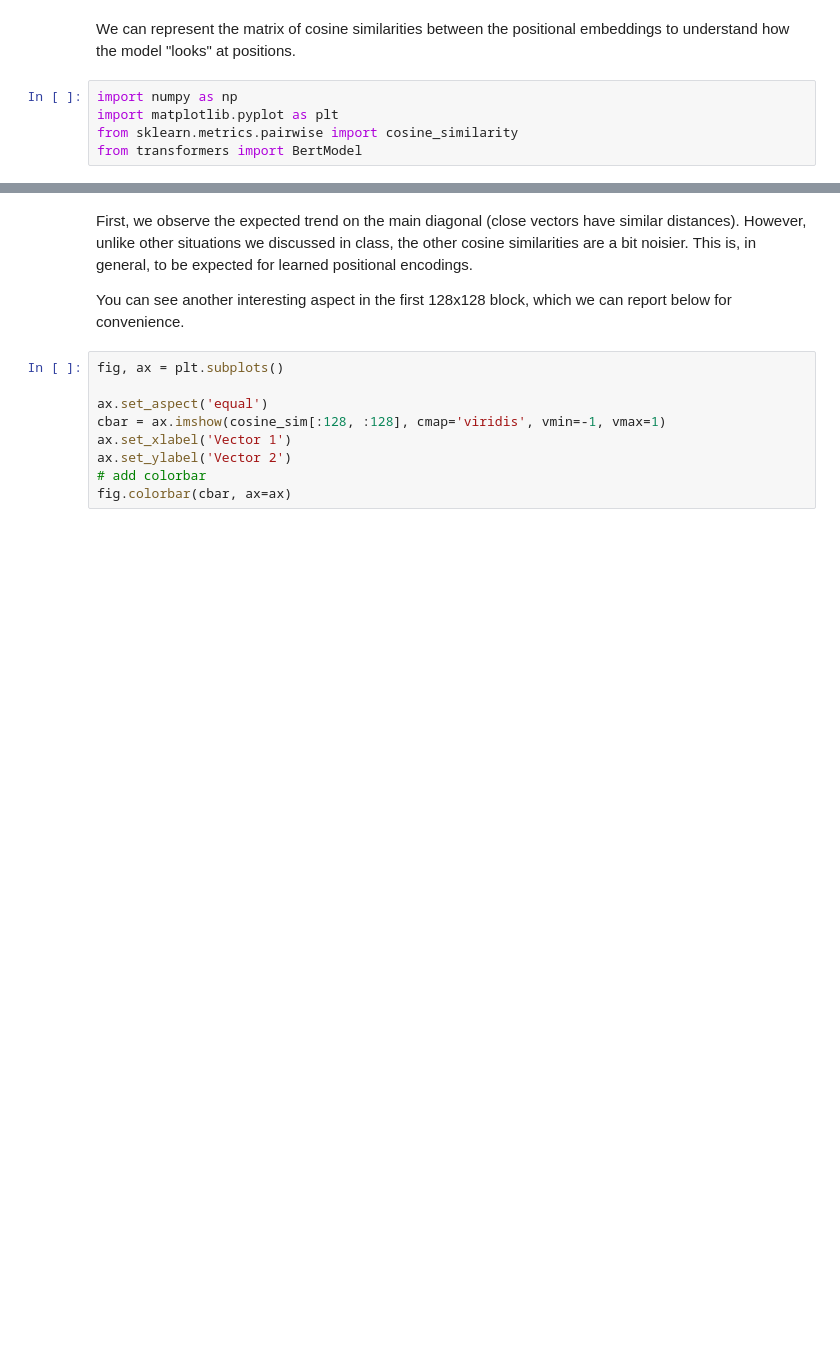
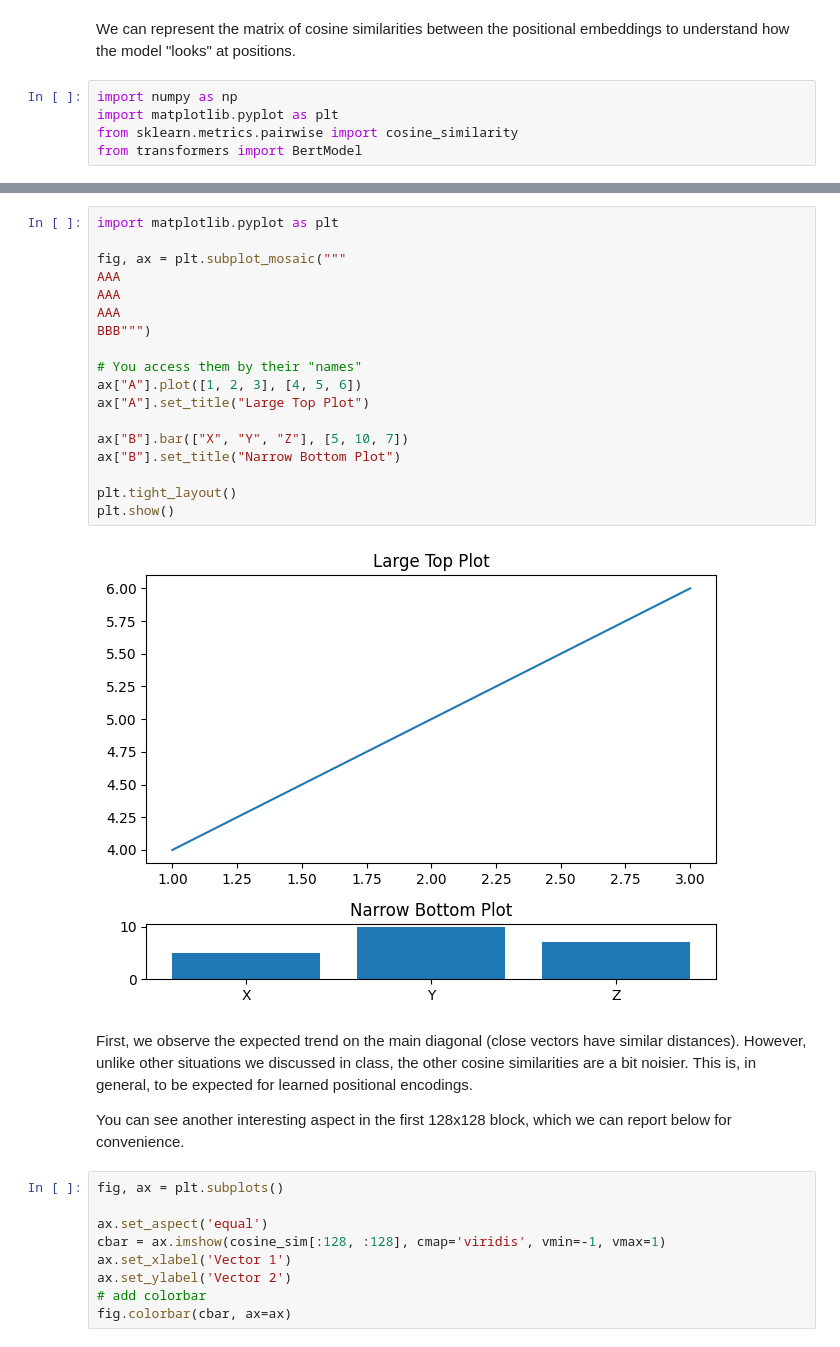
Before and after one commit to leilaalizadeh/LLM, a Jupyter notebook: lab03/text-01-bert.ipynb, the cells around one changed output, grey strips where cells are left out. Saved outputs shown, nothing was run; the diff lists cells and outputs as text; blank space fills up the shorter version.

```diff
--- a/lab03/text-01-bert.ipynb
+++ b/lab03/text-01-bert.ipynb
@@ -387,3 +402,23 @@ Notes:
+# %%
+import matplotlib.pyplot as plt
+
+fig, ax = plt.subplot_mosaic("""
+AAA
+AAA
+AAA
+BBB""")
+
+# You access them by their "names"
+ax["A"].plot([1, 2, 3], [4, 5, 6])
+ax["A"].set_title("Large Top Plot")
+
+ax["B"].bar(["X", "Y", "Z"], [5, 10, 7])
+ax["B"].set_title("Narrow Bottom Plot")
+
+plt.tight_layout()
+plt.show()
+# %% [output]
+[figure, added]
 # %% [markdown]
 First, we observe the expected trend on the main diagonal (close vectors have similar distances). However, unlike other situations we discussed in class, the other cosine similarities are a bit noisier. This is, in general, to be expected for learned positional encodings.
 
```
Also changed, not shown: parts of 6 cells of this notebook.
